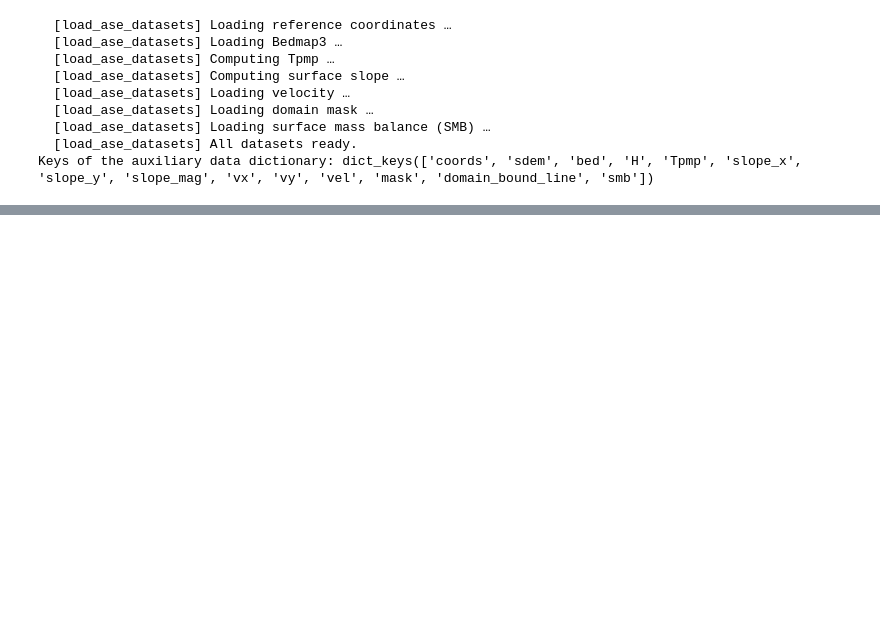
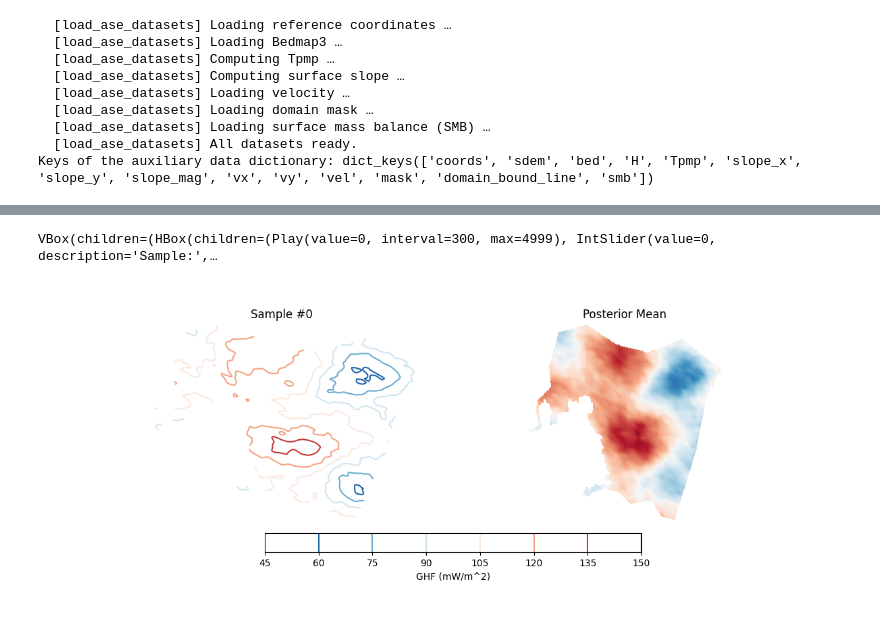
Before and after one commit to alastairyang/GMR-inference, a Jupyter notebook: notebooks/interactWithPosteriorSamples.ipynb, the cells around one changed output, grey strips where cells are left out. Cells and saved outputs as stored; diff of their text form; code cells hidden in the pictures; blank space fills up the shorter version.

```diff
--- a/notebooks/interactWithPosteriorSamples.ipynb
+++ b/notebooks/interactWithPosteriorSamples.ipynb
@@ -87,6 +88,8 @@ for i in range(num_Eb_samples):
 Keys of the auxiliary data dictionary: dict_keys(['coords', 'sdem', 'bed', 'H', 'Tpmp', 'slope_x', 'slope_y', 'slope_mag', 'vx', 'vy', 'vel', 'mask', 'domain_bound_line', 'smb'])
 # %%
 GHF_samples = GHF_samples * 1e3 # convert from W/m^2 to mW/m^2
+for i in range(num_GHF_samples):
+    GHF_samples[i][aux_data['mask'].ravel() == 0] = np.nan
 
 ghf_mean = np.mean(GHF_samples, axis=0).reshape(nx, ny)
 ghf_max_level = 150
@@ -144,0 +149,46 @@ VBox(children=(HBox(children=(Play(value=0, interval=600, max=1999), IntSlider(v
+# %%
+
+# precompute once
+vmin    = 50
+vmax    = 150
+GHF_mean = GHF_samples.mean(axis=0).reshape(nx, ny)
+
+# ── build figure once, update data in-place ───────────────────────────────────
+fig, axes = plt.subplots(1, 2, figsize=(12, 5))
+plt.subplots_adjust(bottom=0.15)
+
+im0 = axes[0].imshow(GHF_samples[0].reshape(nx, ny),
+                     vmin=vmin, vmax=vmax, cmap='RdBu_r', origin='lower')
+im1 = axes[1].imshow(GHF_mean,
+                     vmin=vmin, vmax=vmax, cmap='RdBu_r', origin='lower')
+
+for ax in axes:
+    ax.axis('off')
+axes[1].set_title('Posterior Mean')
+
+plt.colorbar(im0, ax=axes, orientation='horizontal',
+             label='GHF (mW/m^2)', shrink=0.6, pad=0.05)
+
+title = axes[0].set_title('Sample #0')
+
+def update(sample_idx):
+    im0.set_data(GHF_samples[sample_idx].reshape(nx, ny))
+    title.set_text(f'Sample #{sample_idx}')
+    fig.canvas.draw_idle()   # ← only redraws changed pixels, very fast
+
+slider = widgets.IntSlider(
+    value=0, min=0, max=num_GHF_samples - 1, step=1,
+    description='Sample:', continuous_update=True,   # ← updates while dragging
+    layout=widgets.Layout(width='500px')
+)
+play = widgets.Play(
+    value=0, min=0, max=num_GHF_samples - 1,
+    step=1, interval=300
+)
+widgets.jslink((play, 'value'), (slider, 'value'))
+widgets.interactive_output(update, {'sample_idx': slider})
+
+display(widgets.VBox([widgets.HBox([play, slider])]))
+# %% [output]
+VBox(children=(HBox(children=(Play(value=0, interval=300, max=4999), IntSlider(value=0, description='Sample:',…
+[figure, added]
```
Also changed, not shown: parts of 2 cells of this notebook.
